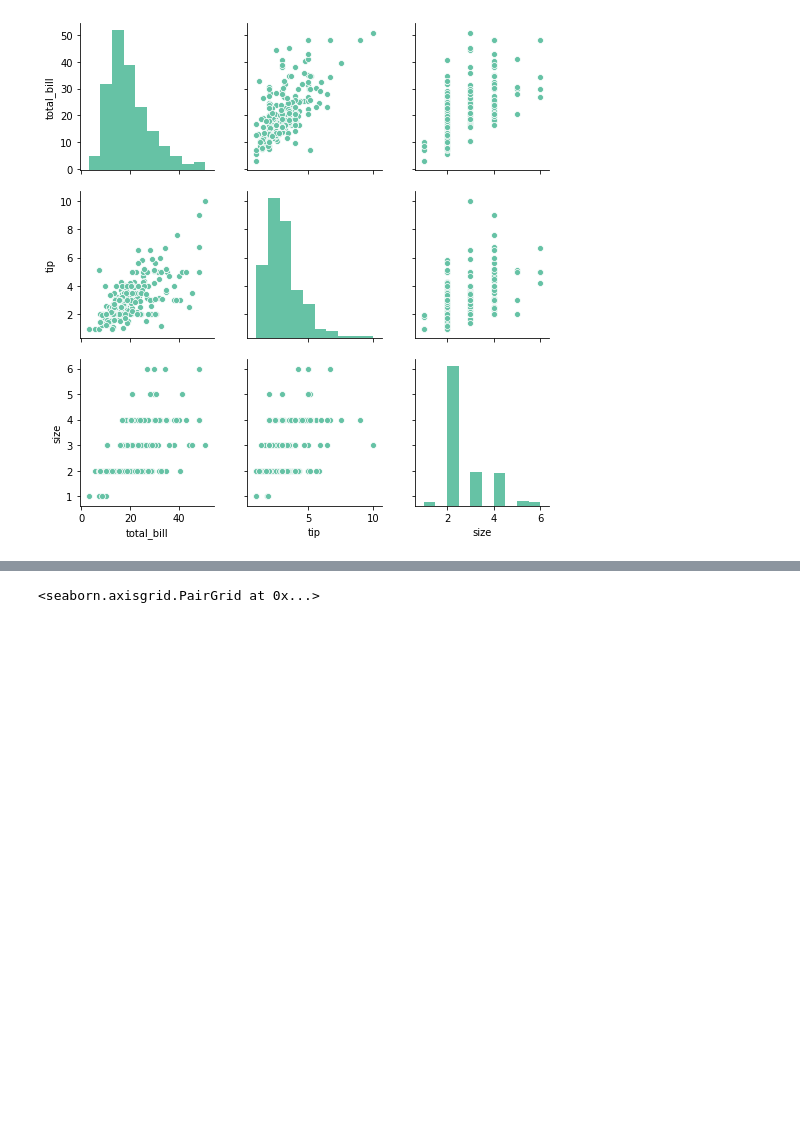
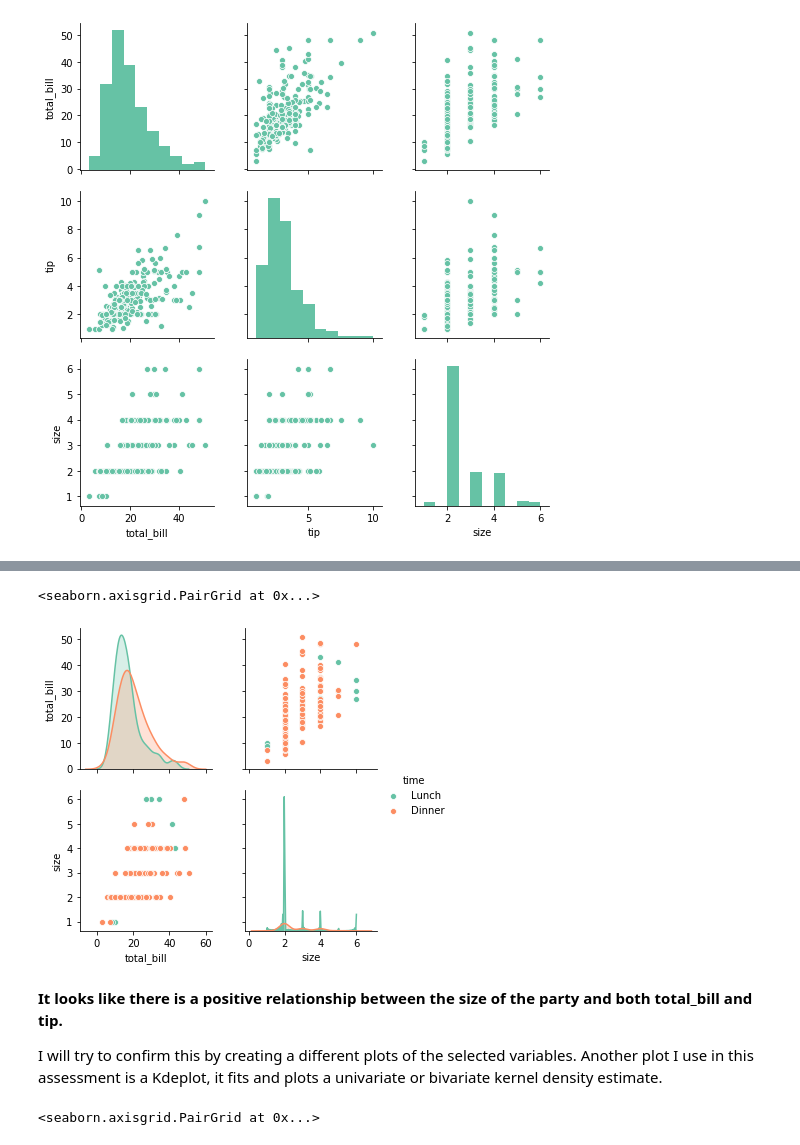
Before and after one commit to amacuga/fundamentals-assessment, a Jupyter notebook: Assessment.ipynb, the cells around one changed output, grey strips where cells are left out. Drawn from its saved outputs; the diff is of its cells as text; code cells hidden in the pictures; blank space fills up the shorter version.

Commit message:
Explained pairplot.

```diff
--- a/Assessment.ipynb
+++ b/Assessment.ipynb
@@ -345 +349,11 @@ sns.pairplot(tips)
+# %%
+# Create the pairplot of subset of variables.
+sns.pairplot(tips, vars=["total_bill", "size"], hue = "time")
+# %% [output]
+<seaborn.axisgrid.PairGrid at 0x...>
+[figure, added]
+# %% [markdown]
+**It looks like there is a positive relationship between the size of the party and both total_bill and tip.**
+
+I will try to confirm this by creating a different plots of the selected variables. Another plot I use in this assessment is a Kdeplot, it fits and plots a univariate or bivariate kernel density estimate.
 # %%
```
Also changed, not shown: parts of 4 cells of this notebook.
